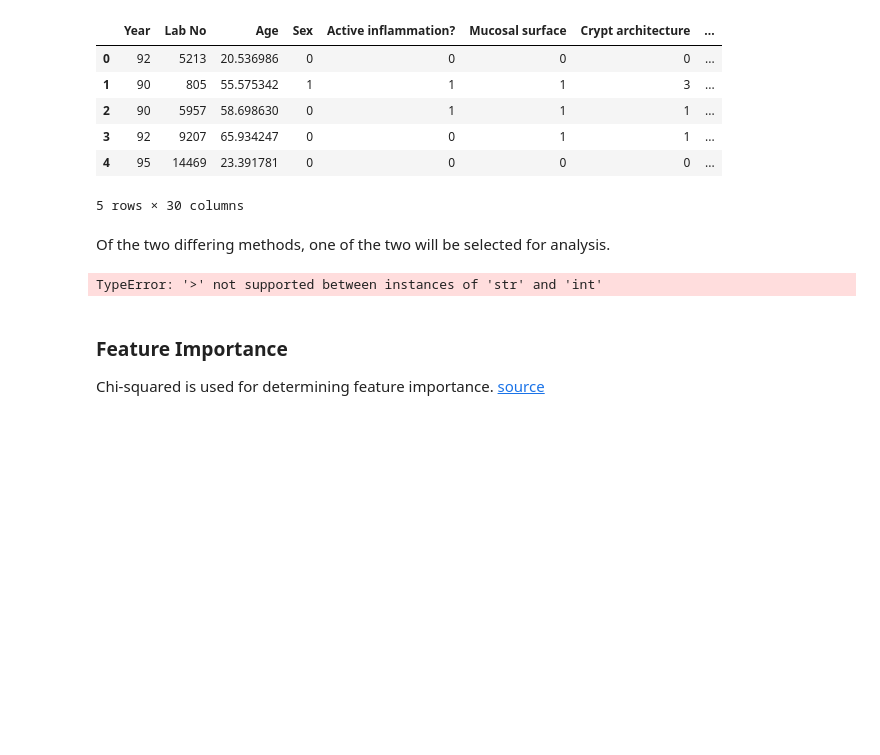
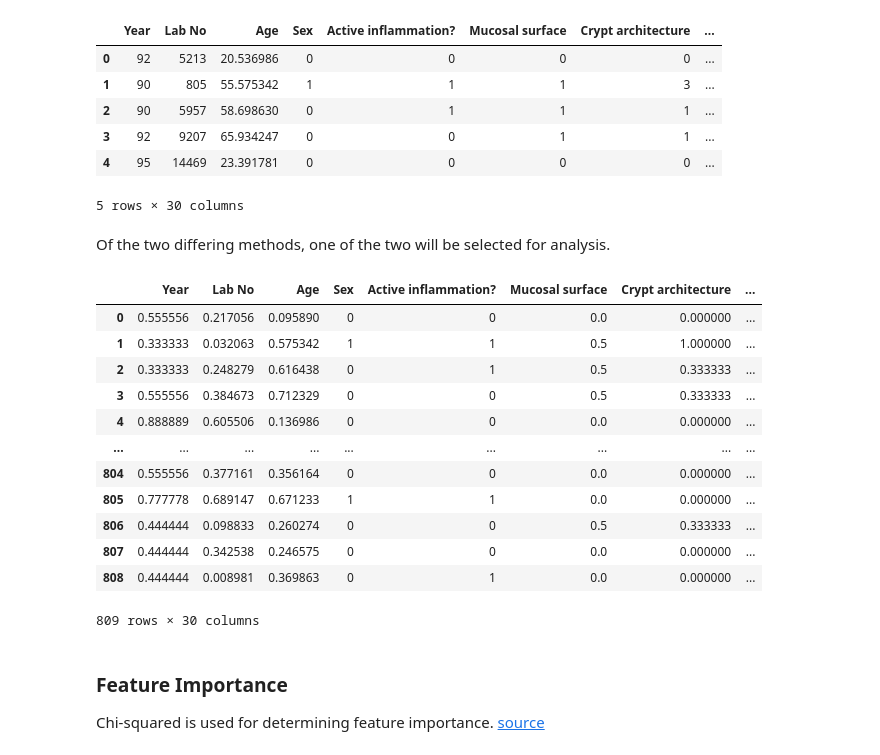
Before and after one commit to pretttyvo/Capstone_B, a Jupyter notebook: Jupyter notebook/CapStone B Final WB.ipynb, the cells around one changed output. Cells and saved outputs as stored; diff of their text form; code cells hidden in the pictures; blank space fills up the shorter version.

```diff
--- a/Jupyter notebook/CapStone B Final WB.ipynb
+++ b/Jupyter notebook/CapStone B Final WB.ipynb
@@ -925,22 +904,38 @@ df_ordinal.head()
 5 rows × 30 columns
 # %% [markdown]
 Of the two differing methods, one of the two will be selected for analysis.
+# %%
+df_ord_scale = df_reset_od.drop("Confirmed diagnosis", 1)
+for val in df_ord_scale.columns:
+    df_ord_scale[val] = df_ord_scale[val].astype(int)
 # %%
 from sklearn.preprocessing import MinMaxScaler
 
 # Scale only columns that have values greater than 1
-to_scale = [col for col in df_reset_od.columns if df_reset_od[col].max() > 1]
+to_scale = [col for col in df_ord_scale.columns if df_ord_scale[col].max() > 1]
 mms = MinMaxScaler()
-scaled = mms.fit_transform(merged[to_scale])
+scaled = mms.fit_transform(df_ord_scale[to_scale])
 scaled = pd.DataFrame(scaled, columns=to_scale)
 
 # Replace original columns with scaled ones
 for col in scaled:
-    df_reset_od[col] = scaled[col]
+    df_ord_scale[col] = scaled[col]
 
-df_reset_od.head()
+df_ord_scale = df_ord_scale.merge(df_reset_od["Confirmed diagnosis"], how="inner", left_index=True, right_index=True)
 # %% [output]
+|  | Year | Lab No | Age | Sex | Active inflammation? | Mucosal surface | Crypt architecture | ... |
+| 0 | 0.555556 | 0.217056 | 0.095890 | 0 | 0 | 0.0 | 0.000000 | ... |
+| 1 | 0.333333 | 0.032063 | 0.575342 | 1 | 1 | 0.5 | 1.000000 | ... |
+| 2 | 0.333333 | 0.248279 | 0.616438 | 0 | 1 | 0.5 | 0.333333 | ... |
+| 3 | 0.555556 | 0.384673 | 0.712329 | 0 | 0 | 0.5 | 0.333333 | ... |
+| 4 | 0.888889 | 0.605506 | 0.136986 | 0 | 0 | 0.0 | 0.000000 | ... |
+| ... | ... | ... | ... | ... | ... | ... | ... | ... |
+| 804 | 0.555556 | 0.377161 | 0.356164 | 0 | 0 | 0.0 | 0.000000 | ... |
+| 805 | 0.777778 | 0.689147 | 0.671233 | 1 | 1 | 0.0 | 0.000000 | ... |
+| 806 | 0.444444 | 0.098833 | 0.260274 | 0 | 0 | 0.5 | 0.333333 | ... |
+| 807 | 0.444444 | 0.342538 | 0.246575 | 0 | 0 | 0.0 | 0.000000 | ... |
+| 808 | 0.444444 | 0.008981 | 0.369863 | 0 | 1 | 0.0 | 0.000000 | ... |
-TypeError: '>' not supported between instances of 'str' and 'int'
+809 rows × 30 columns
 # %% [markdown]
 ### Feature Importance
 
```
Also changed, not shown: parts of 11 cells of this notebook.
